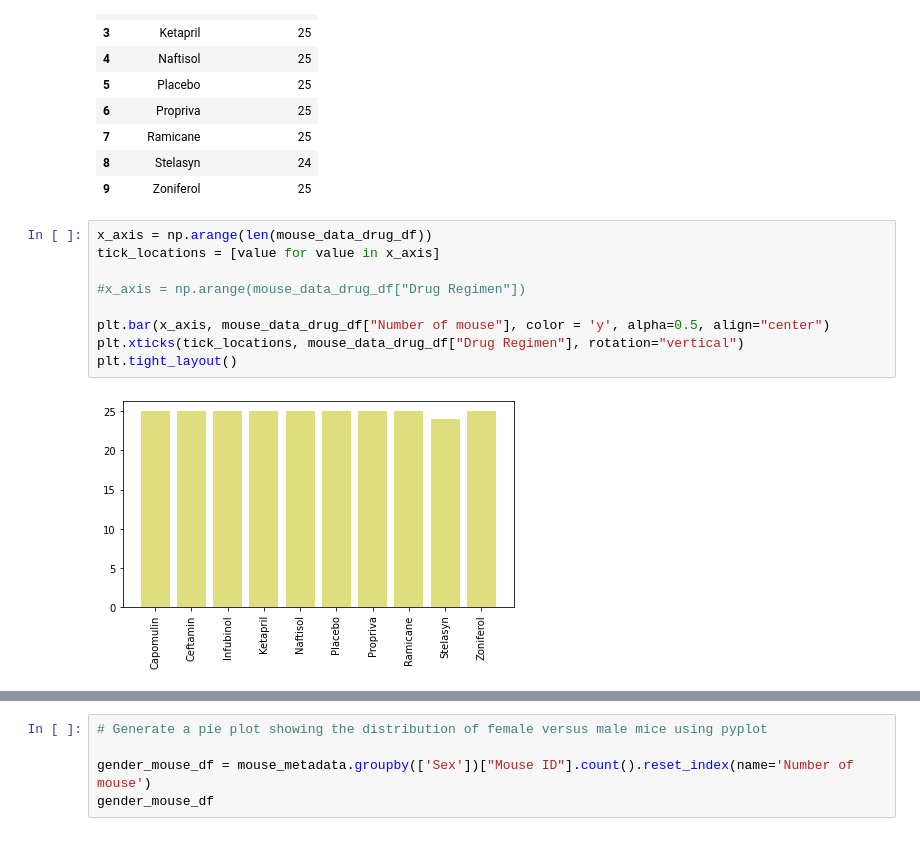
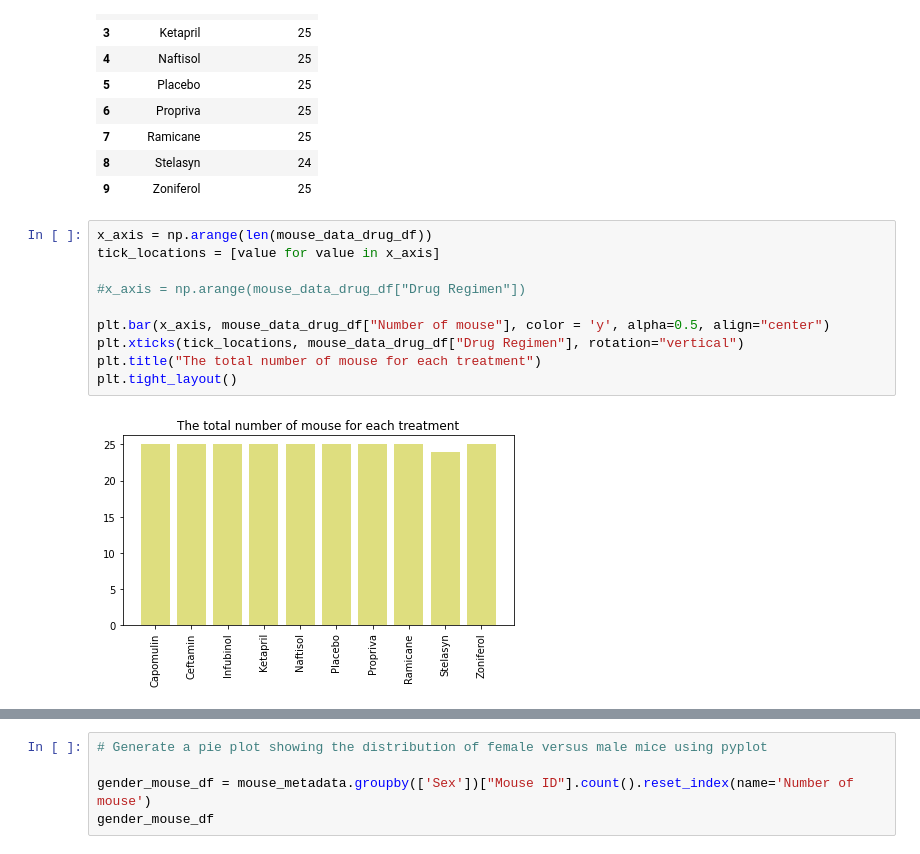
Before and after one commit to ChloeThan/Matplotlib_Challenge, a Jupyter notebook: pymaceuticals_chloe.ipynb, the cells around one changed output, grey strips where cells are left out. Saved outputs shown, nothing was run; the diff lists cells and outputs as text.

```diff
--- a/pymaceuticals_chloe.ipynb
+++ b/pymaceuticals_chloe.ipynb
@@ -148,13 +174,14 @@ mouse_data_drug_df
 # %%
 x_axis = np.arange(len(mouse_data_drug_df))
 tick_locations = [value for value in x_axis]
 
 #x_axis = np.arange(mouse_data_drug_df["Drug Regimen"])
 
 plt.bar(x_axis, mouse_data_drug_df["Number of mouse"], color = 'y', alpha=0.5, align="center")
 plt.xticks(tick_locations, mouse_data_drug_df["Drug Regimen"], rotation="vertical")
+plt.title("The total number of mouse for each treatment")
 plt.tight_layout()
 # %% [output]
-[figure, old version]
+[figure, new version]
 # %%
 # Generate a pie plot showing the distribution of female versus male mice using pandas
```
Also changed, not shown: parts of 5 cells of this notebook.
